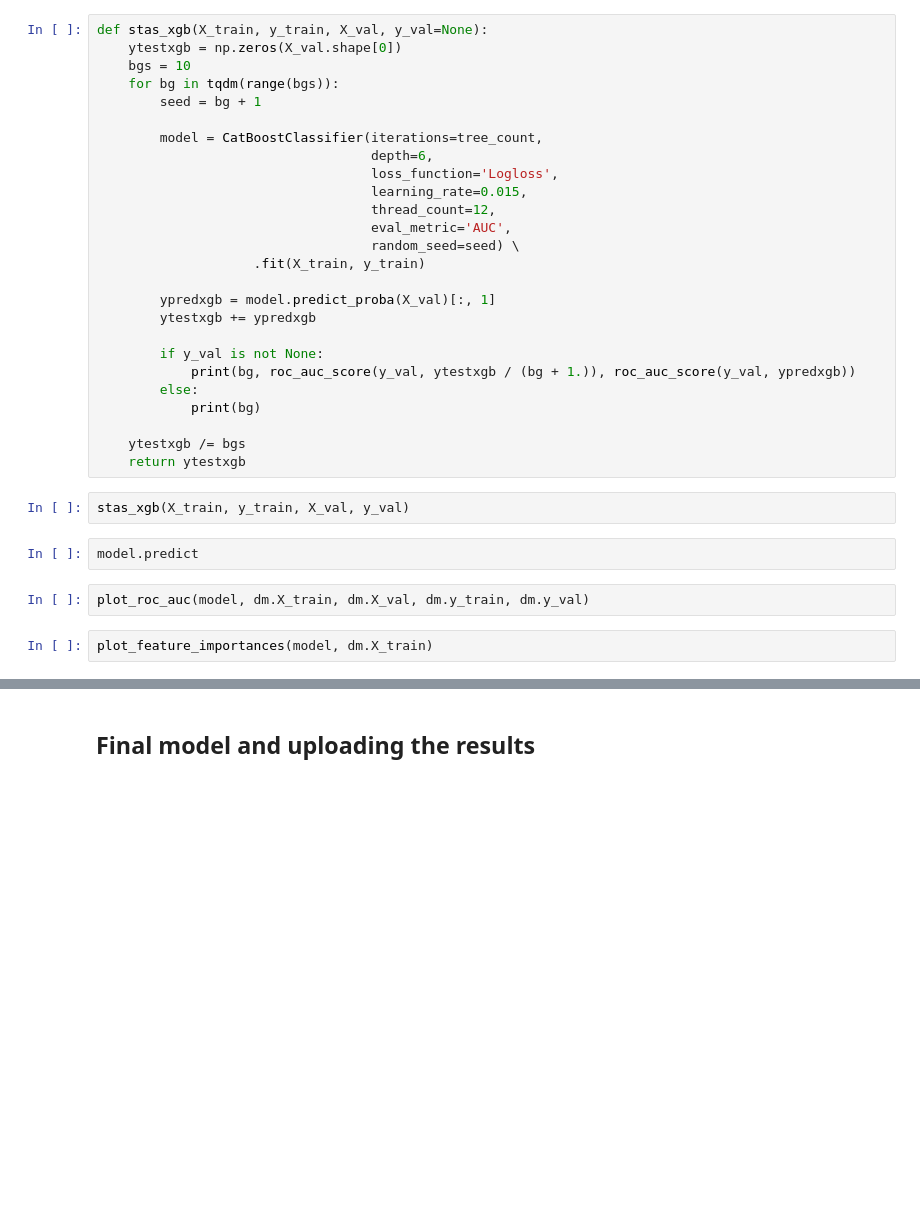
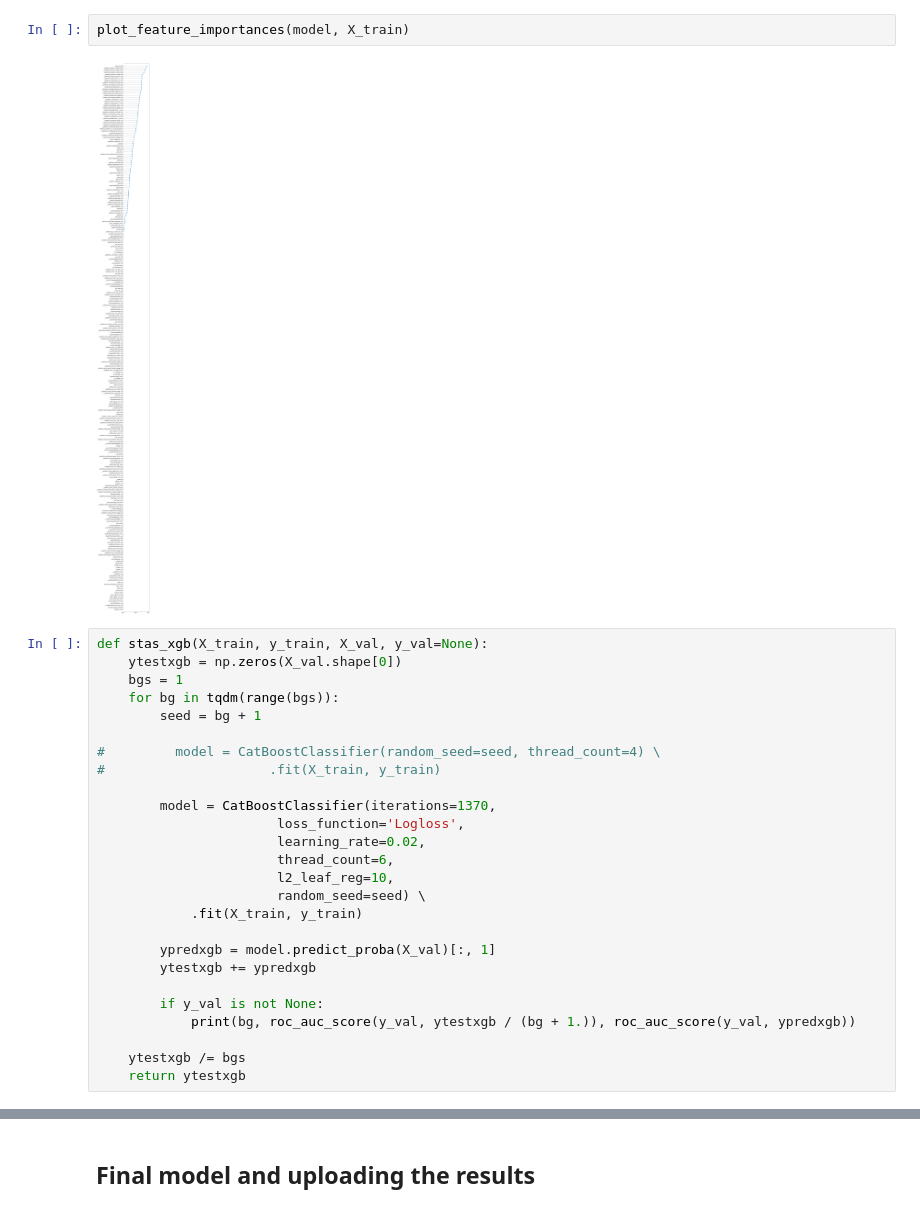
Before and after one commit to karfly/yandex_weather_hackathon, a Jupyter notebook: catboost_kazan.ipynb, the cells around one changed output, grey strips where cells are left out. Saved outputs shown, nothing was run; the diff lists cells and outputs as text; blank space fills up the shorter version.

```diff
--- a/catboost_kazan.ipynb
+++ b/catboost_kazan.ipynb
@@ -71,34 +110,30 @@ print(tree_count)
+# %%
+plot_feature_importances(model, X_train)
+# %% [output]
+[figure, added]
 # %%
 def stas_xgb(X_train, y_train, X_val, y_val=None):
     ytestxgb = np.zeros(X_val.shape[0])
-    bgs = 10
+    bgs = 1
     for bg in tqdm(range(bgs)):
         seed = bg + 1
 
-        model = CatBoostClassifier(iterations=tree_count,
-                                   depth=6,
-                                   loss_function='Logloss',
-                                   learning_rate=0.015,
-                                   thread_count=12,
-                                   eval_metric='AUC',
-                                   random_seed=seed) \
-                    .fit(X_train, y_train)
+#         model = CatBoostClassifier(random_seed=seed, thread_count=4) \
+#                     .fit(X_train, y_train)
+
+        model = CatBoostClassifier(iterations=1370,
+                       loss_function='Logloss',
+                       learning_rate=0.02,
+                       thread_count=6,
+                       l2_leaf_reg=10,
+                       random_seed=seed) \
+            .fit(X_train, y_train)
 
         ypredxgb = model.predict_proba(X_val)[:, 1]
         ytestxgb += ypredxgb
 
         if y_val is not None:
             print(bg, roc_auc_score(y_val, ytestxgb / (bg + 1.)), roc_auc_score(y_val, ypredxgb))
-        else:
-            print(bg)
 
     ytestxgb /= bgs
     return ytestxgb
-# %%
-stas_xgb(X_train, y_train, X_val, y_val)
-# %%
-model.predict
-# %%
-plot_roc_auc(model, dm.X_train, dm.X_val, dm.y_train, dm.y_val)
-# %%
-plot_feature_importances(model, dm.X_train)
```
Also changed, not shown: parts of 19 cells of this notebook, 7 other files.
